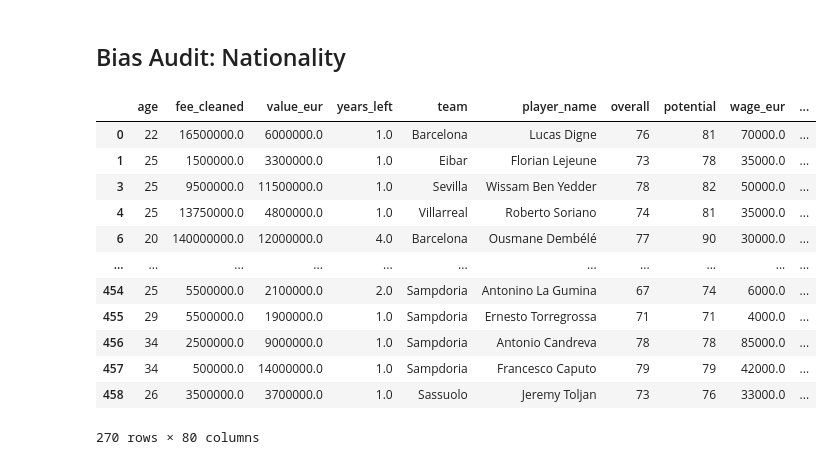
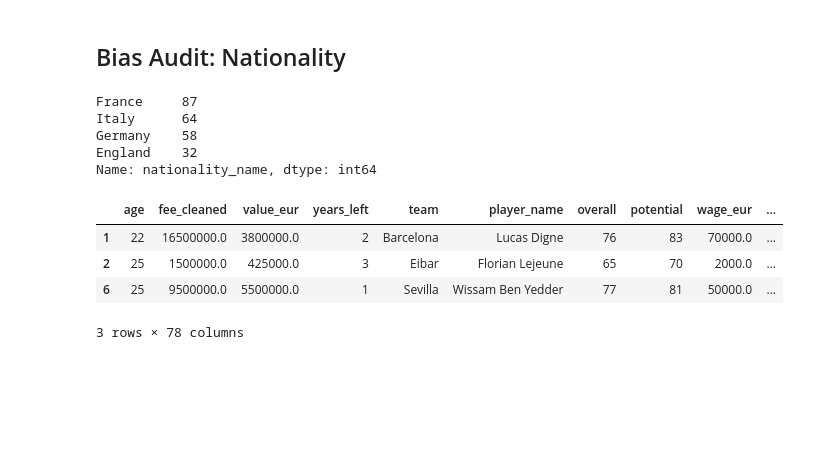
Before and after one commit to aymankhan2003/Market-Value-Predictor, a Jupyter notebook: Project.ipynb, the cells around one changed output. Drawn from its saved outputs; the diff is of its cells as text; code cells hidden in the pictures; blank space fills up the shorter version.

```diff
--- a/Project.ipynb
+++ b/Project.ipynb
@@ -927,2 +460,3 @@ NameError: name 'LR_data' is not defined
 # %%
-tf2_data = pd.read_csv("transfer fee_final.csv")
+tf2_data = pd.read_csv("changed_fifa_transfer fee_final.csv")
+tf2_data.shape #dimensions
@@ -949,3 +493,0 @@ tf2_data.head(5)
-# %%
-#turn fee_cleaned to millions
-tf2_data["fee_cleaned"] = tf2_data["fee_cleaned"]* 1000000
@@ -988,10 +494,16 @@ tf2_data_gk.head(3)
 # %%
-#getting data for other players
+#getting data for field players
 tf2_data_field_index = tf2_data["position_x"] != "Goalkeeper"
 tf2_data_field = tf2_data[tf2_data_field_index]
+
+tf2_data_field["fee_cleaned"] = tf2_data_field["fee_cleaned"] * 1000000
+
 
 tf2_data_field_index_2 = tf2_data_field["fee_cleaned"] > 0
 tf2_data_field = tf2_data_field[tf2_data_field_index_2]
 
+tf2_data_field_index_3 = tf2_data_field["years_left"] > 0
+tf2_data_field = tf2_data_field[tf2_data_field_index_3]
+
 tf2_data_field = tf2_data_field.dropna()
 # %%
@@ -1022,4 +523,0 @@ seller_avg_tf = tf2_data_field.groupby("club_involved_name")["fee_cleaned"].mean
-# %%
-#left-merge based on "team names"; preserves all rows of tf2_data_field and merges with buyer_avg_tf on matches on "team"
-tf2_data_field = pd.merge(tf2_data_field, buyer_avg_tf, on='team', how='left', suffixes=('', '_buyer_avg'))
-tf2_data_field = pd.merge(tf2_data_field, seller_avg_tf, on='club_involved_name', how='left', suffixes=('', '_seller_avg'))
@@ -1400,19 +1323,20 @@ print(model_scores.mean())
 #use England, Italy, Germany, France (European soccer powerhouses)
 
 bias_tf_ds = tf2_data_field[tf2_data_field['nationality_name'].isin(['England', "Italy", "Germany","France"])]
+
+
+bias_tf_ds.nationality_name.value_counts()
+# %% [output]
+France     87
+Italy      64
+Germany    58
+England    32
+Name: nationality_name, dtype: int64
 # %%
-bias_tf_ds
+bias_tf_ds.head(3)
 # %% [output]
 |  | age | fee_cleaned | value_eur | years_left | team | player_name | overall | potential | wage_eur | ... |
-| 0 | 22 | 16500000.0 | 6000000.0 | 1.0 | Barcelona | Lucas Digne | 76 | 81 | 70000.0 | ... |
-| 1 | 25 | 1500000.0 | 3300000.0 | 1.0 | Eibar | Florian Lejeune | 73 | 78 | 35000.0 | ... |
-| 3 | 25 | 9500000.0 | 11500000.0 | 1.0 | Sevilla | Wissam Ben Yedder | 78 | 82 | 50000.0 | ... |
-| 4 | 25 | 13750000.0 | 4800000.0 | 1.0 | Villarreal | Roberto Soriano | 74 | 81 | 35000.0 | ... |
-| 6 | 20 | 140000000.0 | 12000000.0 | 4.0 | Barcelona | Ousmane Dembélé | 77 | 90 | 30000.0 | ... |
-| ... | ... | ... | ... | ... | ... | ... | ... | ... | ... | ... |
-| 454 | 25 | 5500000.0 | 2100000.0 | 2.0 | Sampdoria | Antonino La Gumina | 67 | 74 | 6000.0 | ... |
-| 455 | 29 | 5500000.0 | 1900000.0 | 1.0 | Sampdoria | Ernesto Torregrossa | 71 | 71 | 4000.0 | ... |
-| 456 | 34 | 2500000.0 | 9000000.0 | 1.0 | Sampdoria | Antonio Candreva | 78 | 78 | 85000.0 | ... |
-| 457 | 34 | 500000.0 | 14000000.0 | 1.0 | Sampdoria | Francesco Caputo | 79 | 79 | 42000.0 | ... |
-| 458 | 26 | 3500000.0 | 3700000.0 | 1.0 | Sassuolo | Jeremy Toljan | 73 | 76 | 33000.0 | ... |
+| 1 | 22 | 16500000.0 | 3800000.0 | 2 | Barcelona | Lucas Digne | 76 | 83 | 70000.0 | ... |
+| 2 | 25 | 1500000.0 | 425000.0 | 3 | Eibar | Florian Lejeune | 65 | 70 | 2000.0 | ... |
+| 6 | 25 | 9500000.0 | 5500000.0 | 1 | Sevilla | Wissam Ben Yedder | 77 | 81 | 50000.0 | ... |
-270 rows × 80 columns
+3 rows × 78 columns
```
Also changed, not shown: parts of 250 cells of this notebook.
